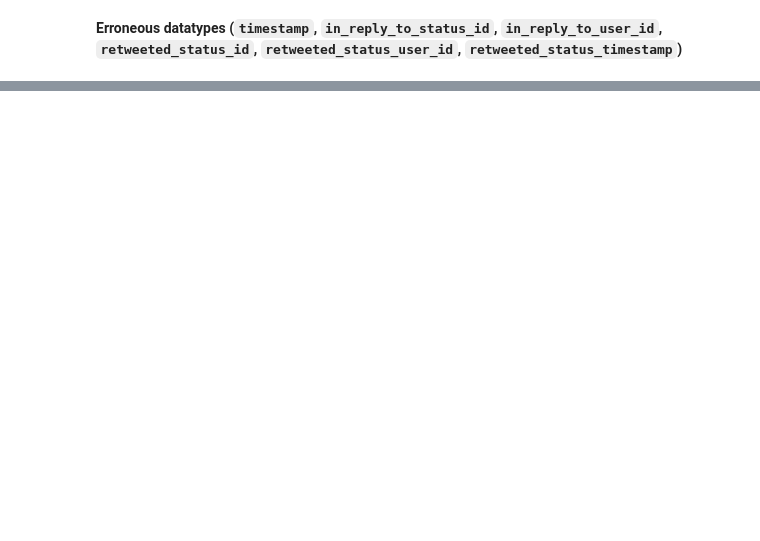
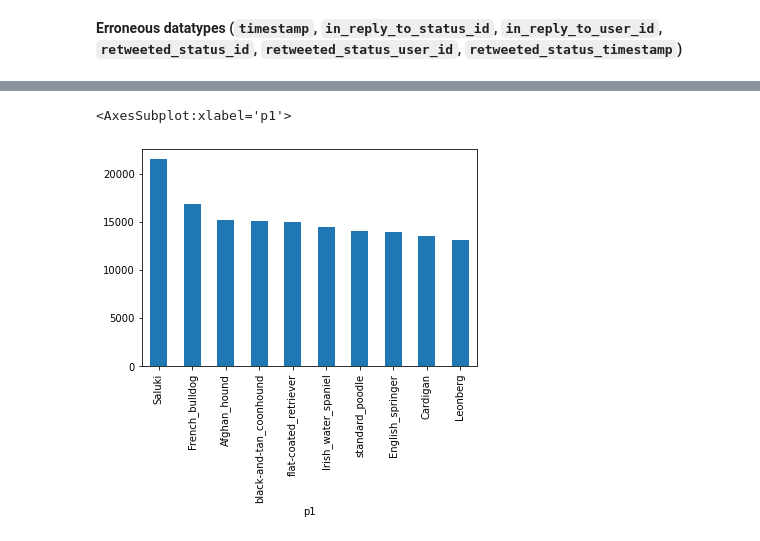
Before and after one commit to tllau/Udacity-Project-4, a Jupyter notebook: wrangle_act.ipynb, the cells around one changed output, grey strips where cells are left out. Saved outputs shown, nothing was run; the diff lists cells and outputs as text; code cells hidden in the pictures; blank space fills up the shorter version.

```diff
--- a/wrangle_act.ipynb
+++ b/wrangle_act.ipynb
@@ -509,0 +754,5 @@ df_archive_clean[df_archive_clean['name'] == 'a']
+# %%
+like_mean_by_dog_type.sort_values(ascending=False).head(10).plot(kind='bar')
+# %% [output]
+<AxesSubplot:xlabel='p1'>
+[figure, added]
```
Also changed, not shown: parts of 74 cells of this notebook, 4 other files.
